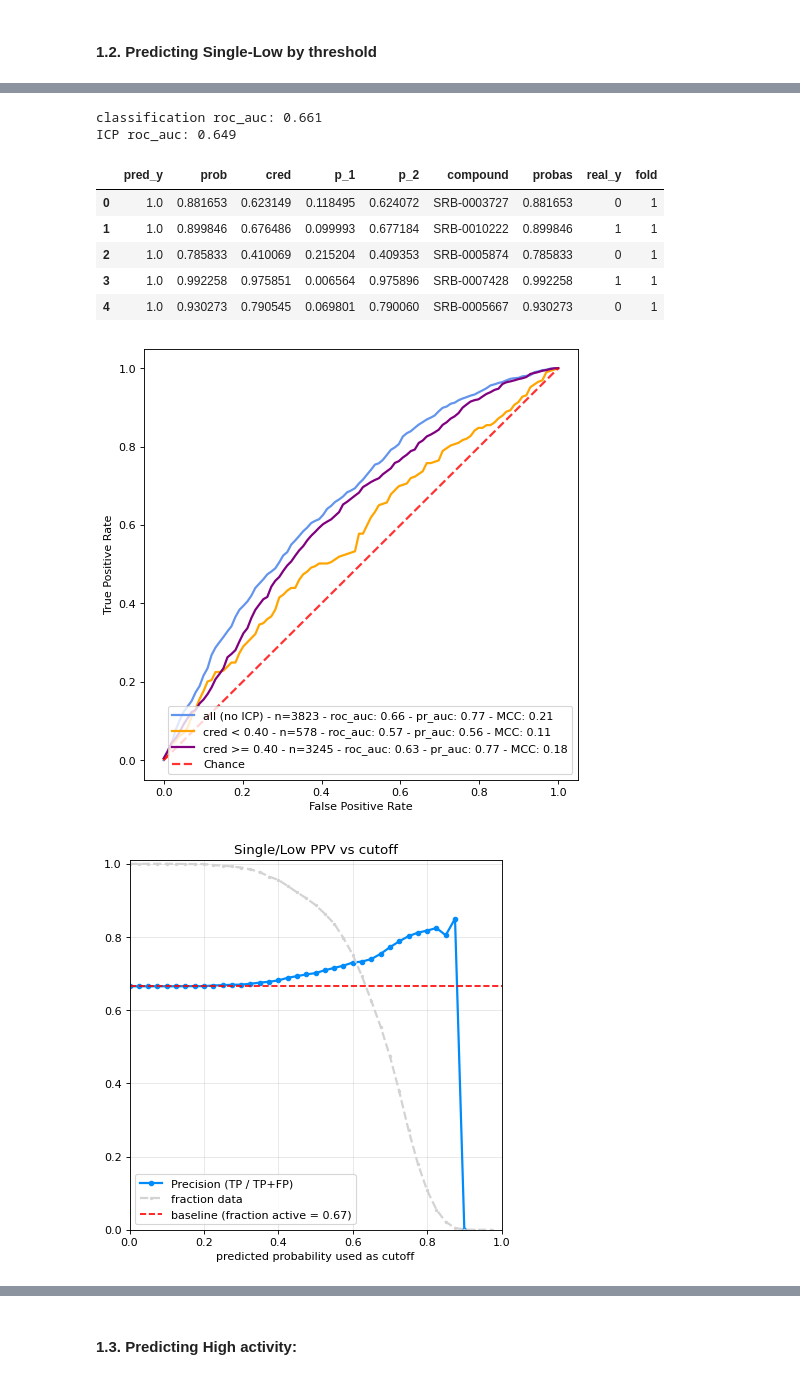
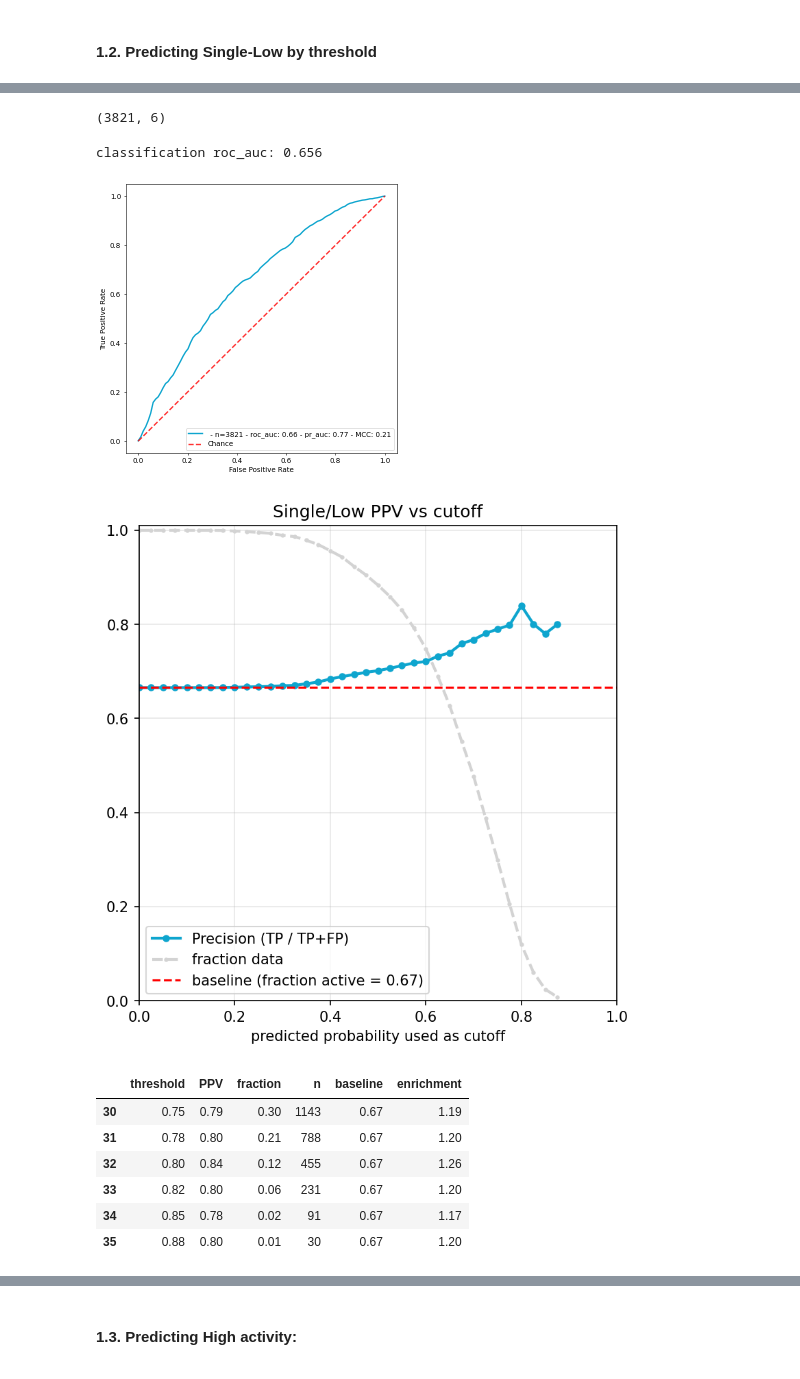
Before and after one commit to gtamo39/MS_ML, a Jupyter notebook: vignettes/MS_ActivityClass.ipynb, the cells around one changed output, grey strips where cells are left out. Drawn from its saved outputs; the diff is of its cells as text; code cells hidden in the pictures.

```diff
--- a/vignettes/MS_ActivityClass.ipynb
+++ b/vignettes/MS_ActivityClass.ipynb
@@ -245,7 +246,7 @@ if DFRAW_OVERWRITE:
     MS.loc[MS['date'] == pd.Timestamp('2026-06-01'), 'date'] = pd.Timestamp('2026-06-16')
 
     ## remove contaminants and controls
-    # MS = MS[~MS['compound'].isin(control_compounds + contaminants)]
+    MS = MS[~MS['compound'].isin(control_compounds + contaminants)]
 
     ## Ensure the compounds are FBX glues (no PROTACS) — same filter on df_raw for symmetry
     MS     = MS[MS['compound'].isin(serac_df['compound'])]
@@ -253,8 +254,8 @@ if DFRAW_OVERWRITE:
     MS.shape
 
     ## write to disk:
-    # MS.to_parquet(MS_PATH, index=False)
-    # df_raw.to_parquet(DFRAW_PATH, index=False)
+    MS.to_parquet(MS_PATH, index=False)
+    df_raw.to_parquet(DFRAW_PATH, index=False)
 
 else:
     MS     = pd.read_parquet(MS_PATH)
@@ -315,7 +348,7 @@ ML_data = pd.merge(ML_data[['compound','label']],MF_features,on='compound')#.dro
 model=HistGradientBoostingClassifier(learning_rate=0.03, max_depth=6, max_leaf_nodes=15,l2_regularization=0.0, random_state=42)
 trained_model, df_pred = ML_Class.run_K_Fold_Xval_Classification(
     ML_data, ID='compound', model=model, folds=5, col_to_rm=['compound', 'label'],
-    v=False, ctf=0.5, impute_by_mean=False)
+    v='tqdm', ctf=0.5, impute_by_mean=False)
 
 ML_Class.metrics_from_pred_df(df_pred)
 # %% [output]
@@ -333,7 +366,7 @@ ML_data = MS.copy()
 ML_data['label'] = (ML_data['ndown'] > 0) * 1
 
 ## define temporal test set:
-date_split = '2026-07-06'
+date_split = '2026-07-14'
 test_cmps  = list(MS[MS['date'] >= date_split]['compound'])
 print('> number test compounds:',len(test_cmps))
 train_cmps = list(ML_data[~ML_data['compound'].isin(test_cmps)]['compound'])
@@ -429,7 +487,9 @@ res_df.head(40)
 # %%
 ## build activity classifier:
 ML_data = MS.copy()
-ML_data['label'] = ML_data['ndown'].apply(lambda x: (x >= 1 and x <=12 ) * 1)
+ML_data['label'] = ML_data['ndown'].apply(lambda x: (x >= 1 and x <= 12 ) * 1)
+ML_data = ML_data[ML_data['date'] <= '2026-07-06'] #
+print(ML_data.shape)
 
 # add features
 ML_data = pd.merge(ML_data[['compound','label']],MF_features,on='compound')#.drop_duplicates().reset_index(drop=True)
@@ -442,38 +502,42 @@ trained_model, df_pred = ML_Class.run_K_Fold_Xval_Classification(
     v='tqdm', ctf=0.5, impute_by_mean=False)
 print('classification roc_auc:', round(ML_Class.metrics_from_pred_df(df_pred)['roc_auc'], 3))
 
-## ICP (inductive conformal prediction): same CV, adds per-compound class p-values (p_1/p_2) + credibility (cred)
-icp_model, icp_pred = ML_Class.run_K_Fold_Xval_CP(
-    ML_data, ID='compound', model=model, folds=5, col_to_rm=['compound', 'label'],
-    v=False, ctf=0.5, impute=False)
-print('ICP roc_auc:', round(ML_Class.metrics_from_pred_df(icp_pred)['roc_auc'], 3))
-icp_pred.head()
+# ## ICP (inductive conformal prediction): same CV, adds per-compound class p-values (p_1/p_2) + credibility (cred)
+# icp_model, icp_pred = ML_Class.run_K_Fold_Xval_CP(
+#     ML_data, ID='compound', model=model, folds=5, col_to_rm=['compound', 'label'],
+#     v=False, ctf=0.5, impute=False)
+# print('ICP roc_auc:', round(ML_Class.metrics_from_pred_df(icp_pred)['roc_auc'], 3))
+# icp_pred.head()
 # %% [output]
-classification roc_auc: 0.661
-ICP roc_auc: 0.649
+(3821, 6)
-|  | pred_y | prob | cred | p_1 | p_2 | compound | probas | real_y | fold |
-| 0 | 1.0 | 0.881653 | 0.623149 | 0.118495 | 0.624072 | SRB-0003727 | 0.881653 | 0 | 1 |
-| 1 | 1.0 | 0.899846 | 0.676486 | 0.099993 | 0.677184 | SRB-0010222 | 0.899846 | 1 | 1 |
-| 2 | 1.0 | 0.785833 | 0.410069 | 0.215204 | 0.409353 | SRB-0005874 | 0.785833 | 0 | 1 |
-| 3 | 1.0 | 0.992258 | 0.975851 | 0.006564 | 0.975896 | SRB-0007428 | 0.992258 | 1 | 1 |
-| 4 | 1.0 | 0.930273 | 0.790545 | 0.069801 | 0.790060 | SRB-0005667 | 0.930273 | 0 | 1 |
+classification roc_auc: 0.656
+# %%
+tmp = ML_Class.plot_roc_curve([df_pred],c=[SERAC_C['azure']],dpi=50)
+# %% [output]
+[figure, added]
 # %%
-cred_ctf = 0.4
-low_cred  = icp_pred[icp_pred['cred'] <  cred_ctf]
-high_cred = icp_pred[icp_pred['cred'] >= cred_ctf]
-# overlay the original (non-ICP) classifier ROC alongside the two credibility-split ICP curves
-tmp = ML_Class.plot_roc_curve(
-    [df_pred, low_cred, high_cred],
-    l=['all (no ICP)', 'cred < %.2f' % cred_ctf, 'cred >= %.2f' % cred_ctf],
-)
+# cred_ctf = 0.4
+# low_cred  = icp_pred[icp_pred['cred'] <  cred_ctf]
+# high_cred = icp_pred[icp_pred['cred'] >= cred_ctf]
+# # overlay the original (non-ICP) classifier ROC alongside the two credibility-split ICP curves
+# tmp = ML_Class.plot_roc_curve(
+#     [df_pred, low_cred, high_cred],
+#     l=['all (no ICP)', 'cred < %.2f' % cred_ctf, 'cred >= %.2f' % cred_ctf],
+# )
-# %% [output]
-[figure, removed]
 # %%
 ## get PPV from probas
-ppv_df = ML_Class.get_PPV_vs_proba(df_pred, npts=40, plot=True,baseline=df_pred['real_y'].mean(), dpi=80)
+ppv_df = ML_Class.get_PPV_vs_proba(df_pred, npts=40, plot=True,baseline=df_pred['real_y'].mean(), dpi=150,min_n=20,color=SERAC_C['azure'])
 plt.title('Single/Low PPV vs cutoff'); plt.show()
+ppv_df[ppv_df['threshold']>=0.75]
 # %% [output]
-[figure, old version]
+[figure, new version]
+|  | threshold | PPV | fraction | n | baseline | enrichment |
+| 30 | 0.75 | 0.79 | 0.30 | 1143 | 0.67 | 1.19 |
+| 31 | 0.78 | 0.80 | 0.21 | 788 | 0.67 | 1.20 |
+| 32 | 0.80 | 0.84 | 0.12 | 455 | 0.67 | 1.26 |
+| 33 | 0.82 | 0.80 | 0.06 | 231 | 0.67 | 1.20 |
+| 34 | 0.85 | 0.78 | 0.02 | 91 | 0.67 | 1.17 |
+| 35 | 0.88 | 0.80 | 0.01 | 30 | 0.67 | 1.20 |
 # %%
 print(MS['date'].unique())
 # %% [output]
```
Also changed, not shown: parts of 39 cells of this notebook, 3 other files.
